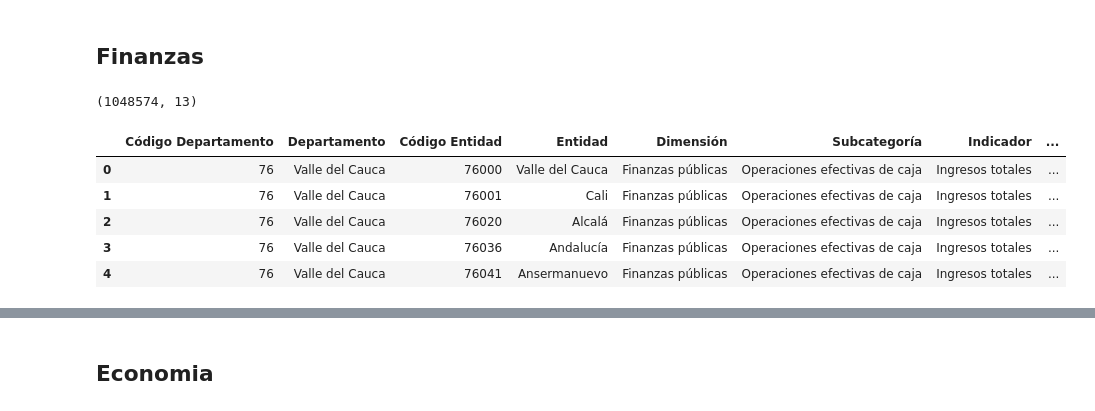
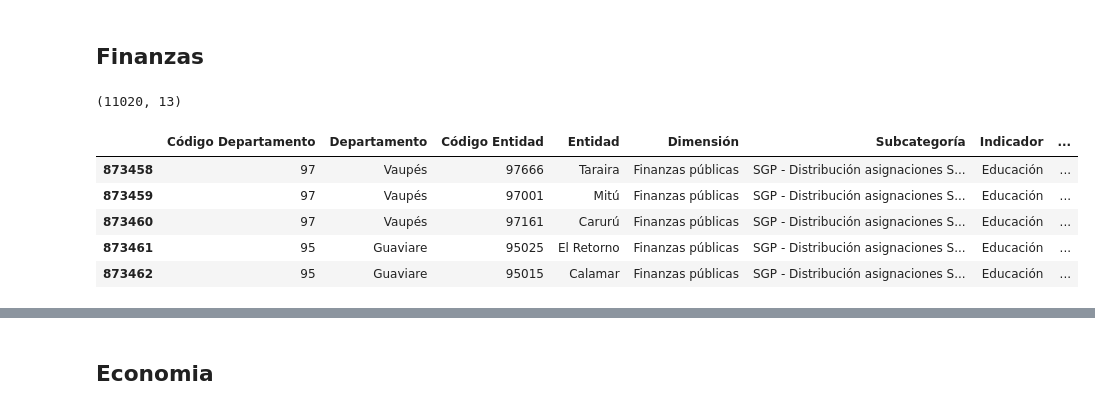
Before and after one commit to Crismaro19/ProyectoGerenciaProyectosAnaliticos, a Jupyter notebook: Codigo/analisis.ipynb, the cells around one changed output, grey strips where cells are left out. Cells and saved outputs as stored; diff of their text form; code cells hidden in the pictures.

```diff
--- a/Codigo/analisis.ipynb
+++ b/Codigo/analisis.ipynb
@@ -1,8 +3,29 @@
 # %%
-# Importar librerias
+import os
+
+# Librerias base para el analisis y manejo de datos
+import numpy as np
 import pandas as pd
 
-pd.set_option('display.float_format', '{:.0f}'.format)
+pd.set_option('display.float_format', '{:.2f}'.format)
 pd.set_option('display.max_rows', None)
 pd.set_option('display.max_columns', None)
-import os
+
+# Librerias con los modelos principales
+from sklearn.cluster import KMeans
+from sklearn_extra.cluster import KMedoids
+
+# Libnreria para medir los resultados de los modelos
+from sklearn.metrics import silhouette_score, adjusted_rand_score, calinski_harabasz_score
+
+# Libreria para graficar
+import matplotlib.pyplot as plt
+
+# Estandarizar la data
+from sklearn.preprocessing import StandardScaler
+
+# Reducir la dimensionalidad para graficas
+from sklearn.manifold import MDS
+
+# metodo para recrear un iterador infinito
+from itertools import cycle
@@ -32,16 +109,19 @@ df_base[df_base['CodigoM'] == 5001]
 ## Finanzas
 # %%
 # Fiananzas
-df_finanzas = pd.read_csv("../Data/Fiananzascompilado.txt", sep="|", encoding="utf-8")
+df_finanzas = pd.read_csv("../Data/archivos_csv/Fiananzascompilado.txt", sep="|", encoding="utf-8")
 
-#
+# Se toma del dataset el valor del presupuesto del SGP asignado a las entidades territoriales para el último año
+df_finanzas = df_finanzas[(df_finanzas['Subcategoría']== 'SGP - Distribución asignaciones SGP por sectores') & (df_finanzas['Año']== 2023)]
+
+# Previsualizacion de los datos
 display(df_finanzas.shape)
-df_finanzas.head()
+df_finanzas.head(5)
 # %% [output]
-(1048574, 13)
+(11020, 13)
 |  | Código Departamento | Departamento | Código Entidad | Entidad | Dimensión | Subcategoría | Indicador | ... |
-| 0 | 76 | Valle del Cauca | 76000 | Valle del Cauca | Finanzas públicas | Operaciones efectivas de caja | Ingresos totales | ... |
-| 1 | 76 | Valle del Cauca | 76001 | Cali | Finanzas públicas | Operaciones efectivas de caja | Ingresos totales | ... |
-| 2 | 76 | Valle del Cauca | 76020 | Alcalá | Finanzas públicas | Operaciones efectivas de caja | Ingresos totales | ... |
-| 3 | 76 | Valle del Cauca | 76036 | Andalucía | Finanzas públicas | Operaciones efectivas de caja | Ingresos totales | ... |
-| 4 | 76 | Valle del Cauca | 76041 | Ansermanuevo | Finanzas públicas | Operaciones efectivas de caja | Ingresos totales | ... |
+| 873458 | 97 | Vaupés | 97666 | Taraira | Finanzas públicas | SGP - Distribución asignaciones S... | Educación | ... |
+| 873459 | 97 | Vaupés | 97001 | Mitú | Finanzas públicas | SGP - Distribución asignaciones S... | Educación | ... |
+| 873460 | 97 | Vaupés | 97161 | Carurú | Finanzas públicas | SGP - Distribución asignaciones S... | Educación | ... |
+| 873461 | 95 | Guaviare | 95025 | El Retorno | Finanzas públicas | SGP - Distribución asignaciones S... | Educación | ... |
+| 873462 | 95 | Guaviare | 95015 | Calamar | Finanzas públicas | SGP - Distribución asignaciones S... | Educación | ... |
```
Also changed, not shown: parts of 151 cells of this notebook, 23 other files.
